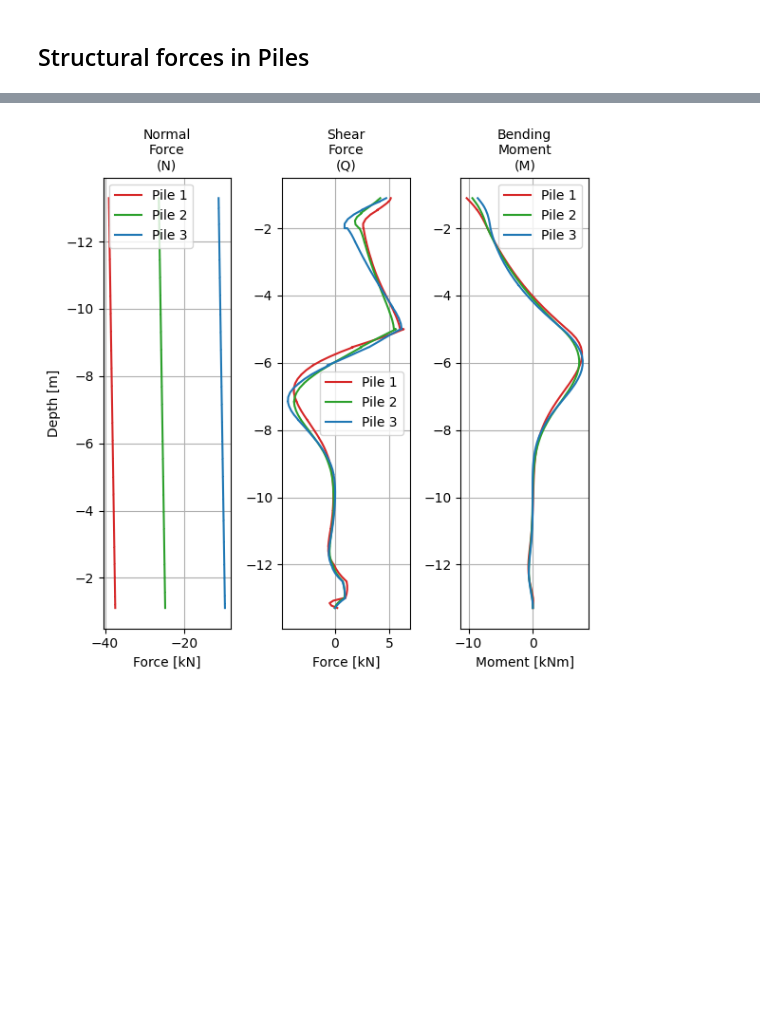
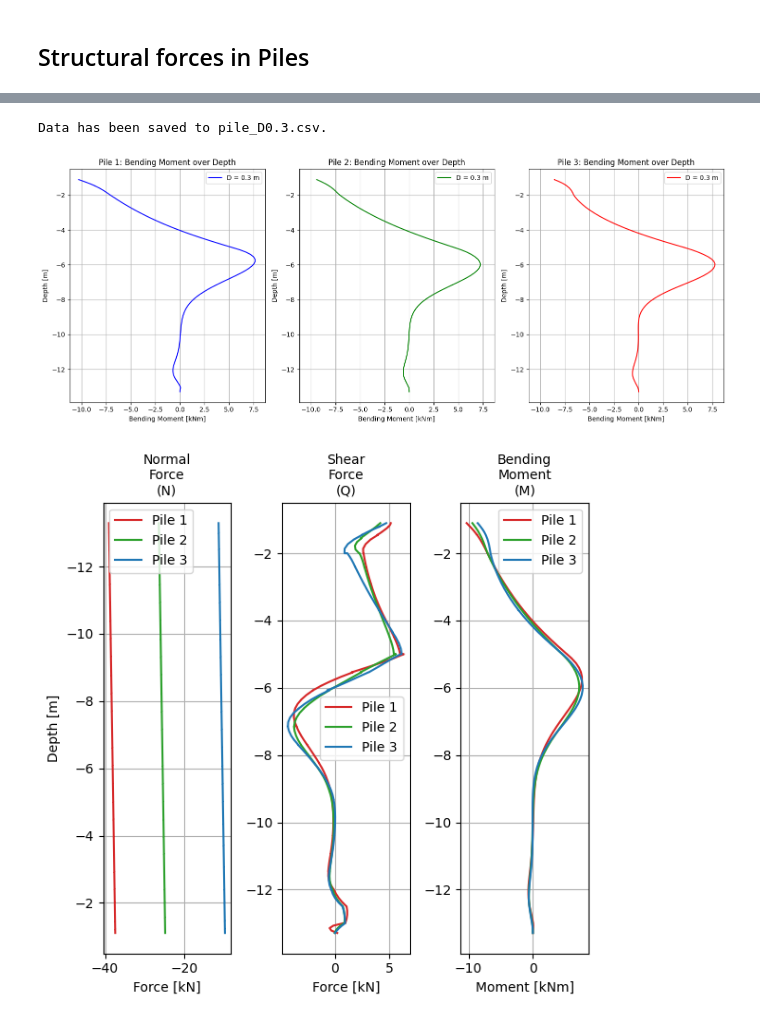
Before and after one commit to navanvliet/FEM_code, a Jupyter notebook: PLAXIS_code/NotebookToLearn_PLAXIS.ipynb, the cells around one changed output, grey strips where cells are left out. Saved outputs shown, nothing was run; the diff lists cells and outputs as text; code cells hidden in the pictures; blank space fills up the shorter version.

```diff
--- a/PLAXIS_code/NotebookToLearn_PLAXIS.ipynb
+++ b/PLAXIS_code/NotebookToLearn_PLAXIS.ipynb
@@ -651,6 +657,73 @@ def split_pile_results(n_piles=n_piles, pile_spacing=pile_spacing, pile_1_x_top=
     return pile_number
 
 pile_number = split_pile_results()
+# %%
+# Create a DataFrame
+diameters = [0.1, 0.15, 0.2, 0.25, 0.3]  # [m]
+
+# include diameter name in file
+data = {
+    "x": x,
+    "y": y,
+    "Ux": Ux,
+    "Uy": Uy,
+    "N": N,
+    "Q": Q,
+    "M": M,
+    "pile_number": pile_number
+}
+df = pd.DataFrame(data)
+
+# Save to CSV
+csv_filename = f"pile_D{diameters[4]}.csv"
+df.to_csv(csv_filename, index=False)
+
+print(f"Data has been saved to {csv_filename}.")
+# %% [output]
+Data has been saved to pile_D0.3.csv.
+# %%
+i = 4
+# Load the CSV file
+csv_filename = f"pile_D{diameters[i]}.csv"  # Replace with your actual file name
+data = pd.read_csv(csv_filename)
+
+# Filter data based on pile_number
+pile_1_data = data[data["pile_number"] == 1]
+pile_2_data = data[data["pile_number"] == 2]
+pile_3_data = data[data["pile_number"] == 3]
+
+# Create the subplots
+fig, axes = plt.subplots(1, 3, figsize=(15, 6), sharex=True)
+
+# Plot data for pile 1
+axes[0].plot(pile_1_data["M"], pile_1_data["y"], label=f"D = {diameters[i]} m", color="blue")
+axes[0].set_title("Pile 1: Bending Moment over Depth")
+axes[0].set_xlabel("Bending Moment [kNm]")
+axes[0].set_ylabel("Depth [m]")
+axes[0].legend()
+axes[0].grid()
+
+# Plot data for pile 2
+axes[1].plot(pile_2_data["M"], pile_2_data["y"], label=f"D = {diameters[i]} m", color="green")
+axes[1].set_title("Pile 2: Bending Moment over Depth")
+axes[1].set_xlabel("Bending Moment [kNm]")
+axes[1].set_ylabel("Depth [m]")
+axes[1].legend()
+axes[1].grid()
+
+# Plot data for pile 3
+axes[2].plot(pile_3_data["M"], pile_3_data["y"], label=f"D = {diameters[i]} m", color="red")
+axes[2].set_title("Pile 3: Bending Moment over Depth")
+axes[2].set_xlabel("Bending Moment [kNm]")
+axes[2].set_ylabel("Depth [m]")
+axes[2].legend()
+axes[2].grid()
+
+# Adjust layout
+plt.tight_layout()
+plt.show()
+# %% [output]
+[figure, added]
 # %%
 # Create function that can return a specific property of a certain pile
 def xy_pile(quantity_x, quantity_y, pile, pile_number=pile_number):
```
Also changed, not shown: parts of 3 cells of this notebook, 5 other files.
